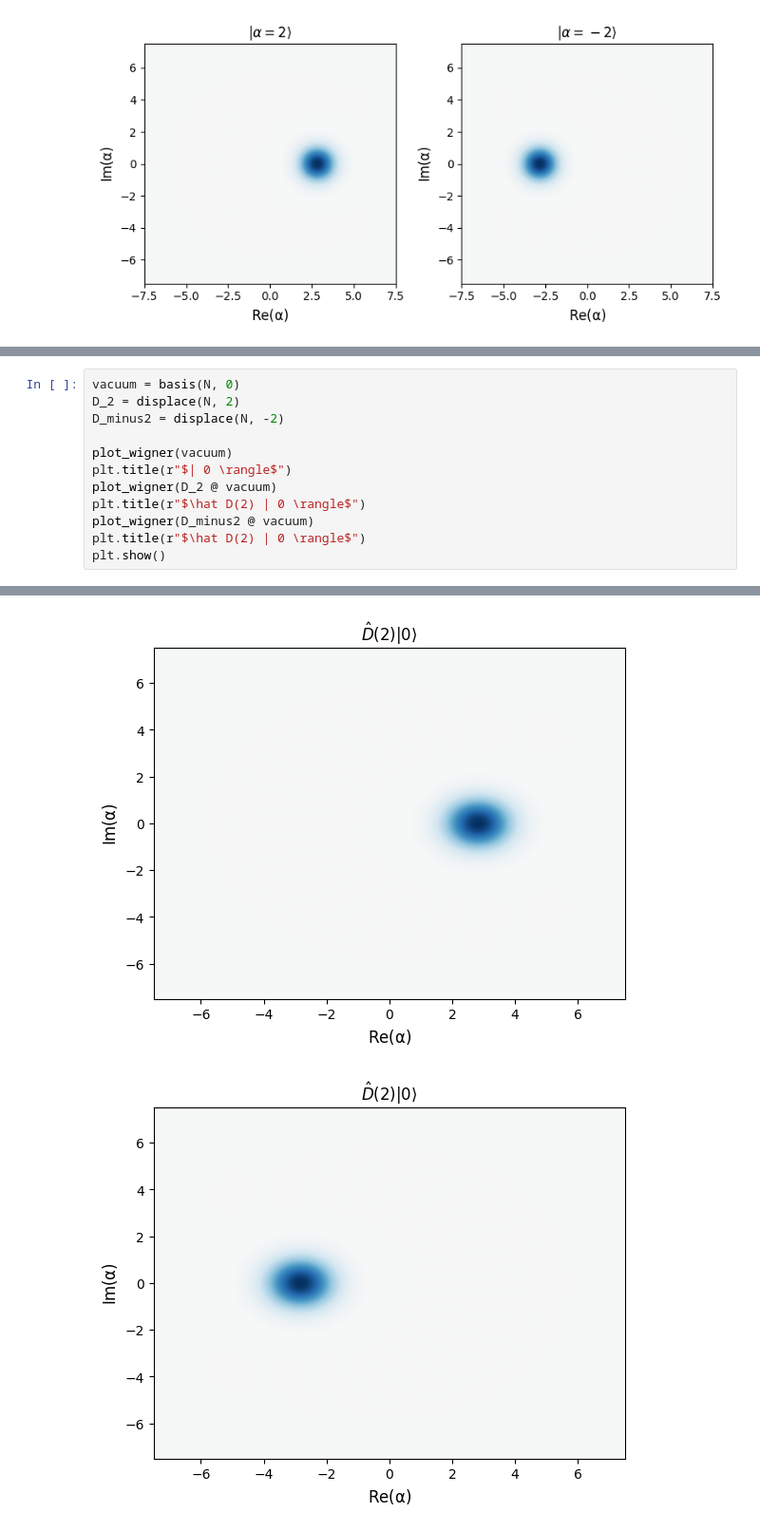
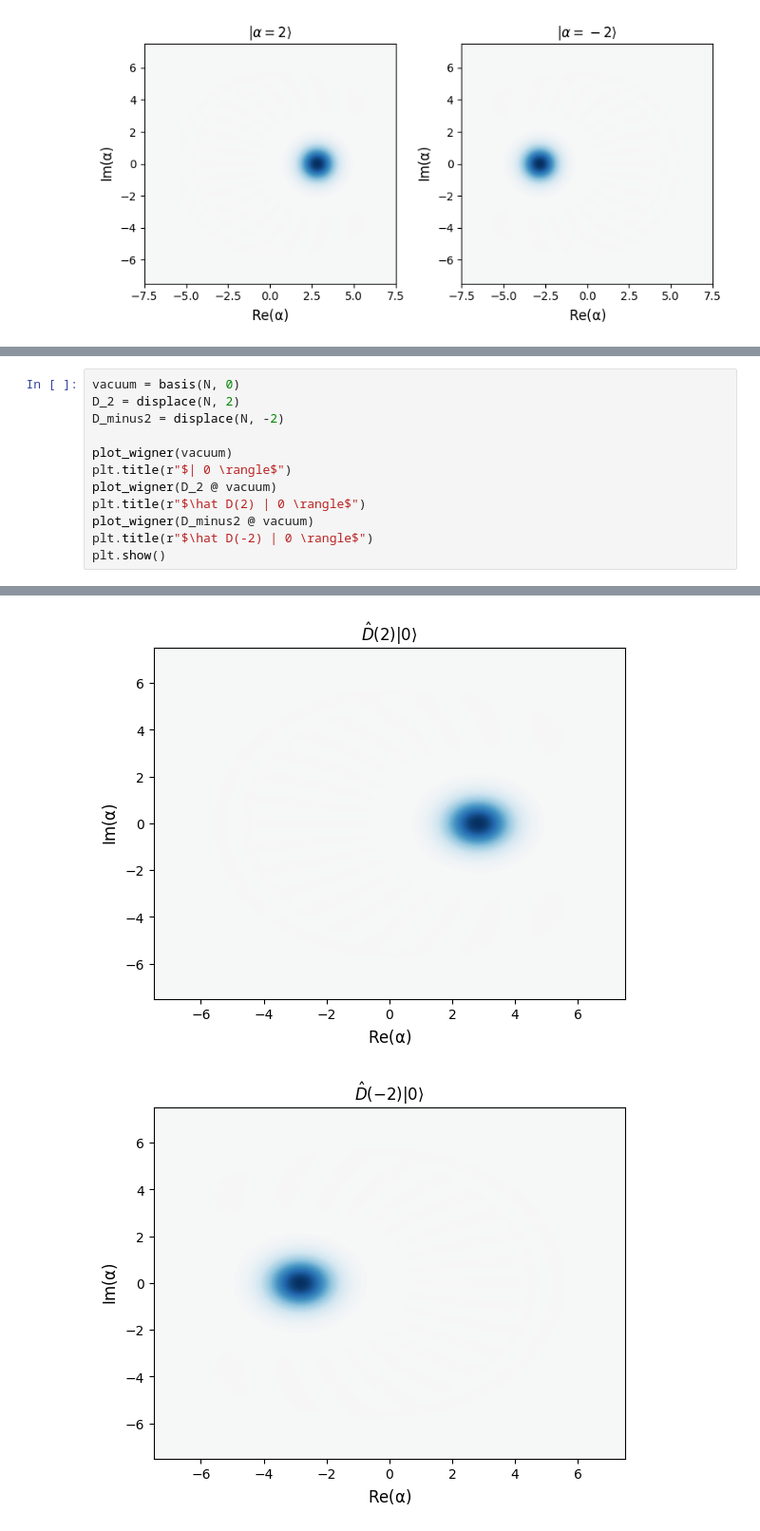
Before and after one commit to davidomanovic/ComputationalPhysics-Projects, a Jupyter notebook: Quantum Electrodynamics/Wigner_quasiprobability_distribution.ipynb, the cells around one changed output, grey strips where cells are left out. Shown at 95% size. Drawn from its saved outputs; the diff is of its cells as text.

```diff
--- a/Quantum Electrodynamics/Wigner_quasiprobability_distribution.ipynb
+++ b/Quantum Electrodynamics/Wigner_quasiprobability_distribution.ipynb
@@ -96,16 +92,16 @@ It is clear that the coherent state is a displaced vacuum state. In the first we
 # %%
 vacuum = basis(N, 0)
 D_2 = displace(N, 2)
 D_minus2 = displace(N, -2)
 
 plot_wigner(vacuum)
 plt.title(r"$| 0 \rangle$")
 plot_wigner(D_2 @ vacuum)
 plt.title(r"$\hat D(2) | 0 \rangle$")
 plot_wigner(D_minus2 @ vacuum)
-plt.title(r"$\hat D(2) | 0 \rangle$")
+plt.title(r"$\hat D(-2) | 0 \rangle$")
 plt.show()
 # %% [output]
 [figure]
 [figure]
-[figure, old version]
+[figure, new version]
```
Also changed, not shown: parts of 12 cells of this notebook.
